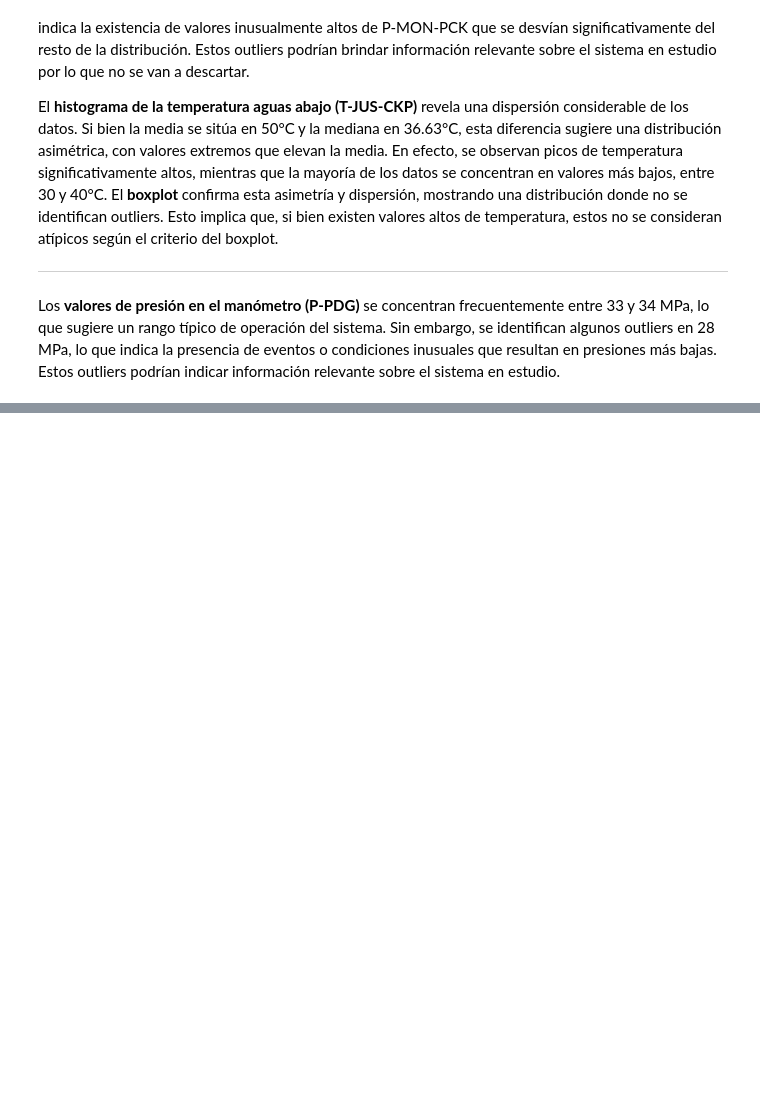
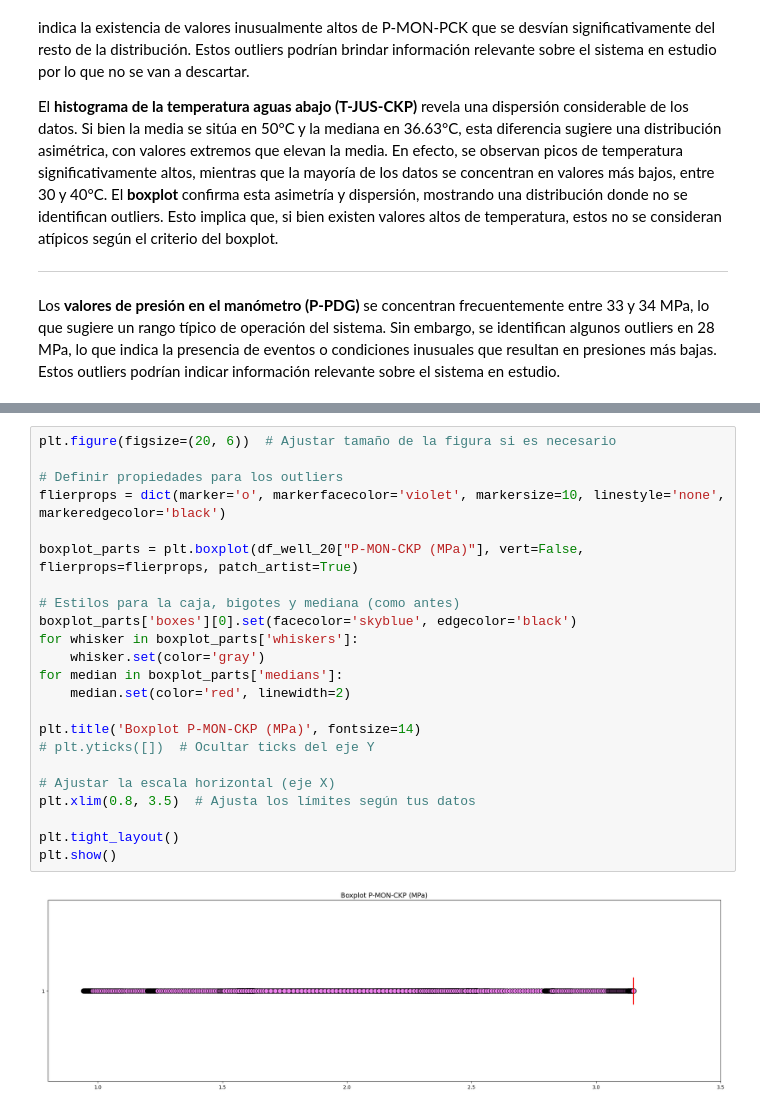
Before and after one commit to florencianionquepan/analisis_hidratos_offshore, a Jupyter notebook: Análisis_de_Hidratos_en_Línea_de_Producción_Offshore.ipynb, the cells around one changed output, grey strips where cells are left out. Saved outputs shown, nothing was run; the diff lists cells and outputs as text; blank space fills up the shorter version.

```diff
--- a/Análisis_de_Hidratos_en_Línea_de_Producción_Offshore.ipynb
+++ b/Análisis_de_Hidratos_en_Línea_de_Producción_Offshore.ipynb
@@ -442,0 +528,25 @@ Haremos uso de los histogramas para vsualizar la informacion real de los pozos W
+# %%
+plt.figure(figsize=(20, 6))  # Ajustar tamaño de la figura si es necesario
+
+# Definir propiedades para los outliers
+flierprops = dict(marker='o', markerfacecolor='violet', markersize=10, linestyle='none', markeredgecolor='black')
+
+boxplot_parts = plt.boxplot(df_well_20["P-MON-CKP (MPa)"], vert=False, flierprops=flierprops, patch_artist=True)
+
+# Estilos para la caja, bigotes y mediana (como antes)
+boxplot_parts['boxes'][0].set(facecolor='skyblue', edgecolor='black')
+for whisker in boxplot_parts['whiskers']:
+    whisker.set(color='gray')
+for median in boxplot_parts['medians']:
+    median.set(color='red', linewidth=2)
+
+plt.title('Boxplot P-MON-CKP (MPa)', fontsize=14)
+# plt.yticks([])  # Ocultar ticks del eje Y
+
+# Ajustar la escala horizontal (eje X)
+plt.xlim(0.8, 3.5)  # Ajusta los límites según tus datos
+
+plt.tight_layout()
+plt.show()
+# %% [output]
+[figure, added]
```
Also changed, not shown: parts of 26 cells of this notebook.
